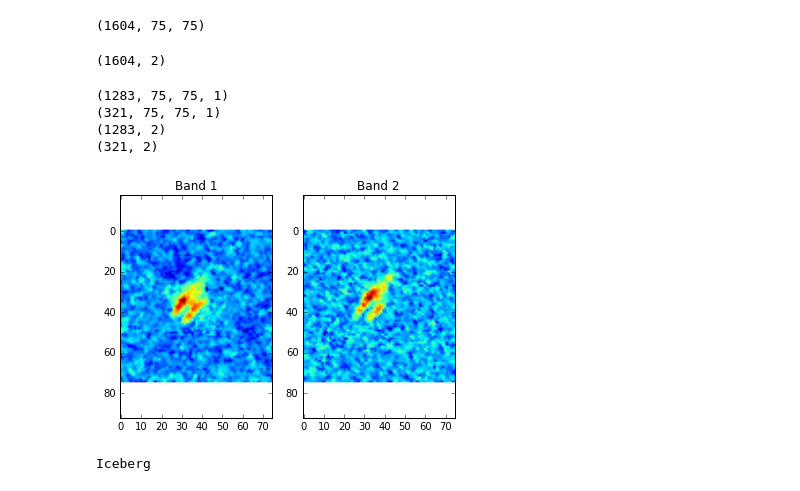
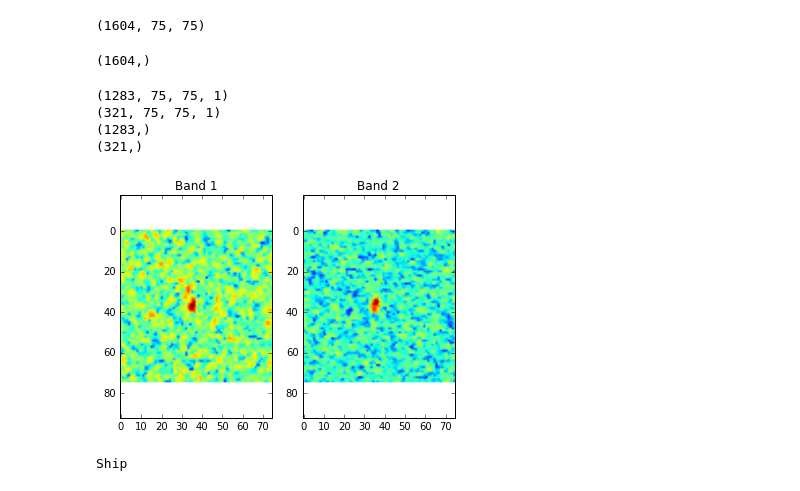
Before and after one commit to HKCaesar/BIT_AI_ICEBERG, a Jupyter notebook: master.ipynb, the cells around one changed output. Drawn from its saved outputs; the diff is of its cells as text; code cells hidden in the pictures.

```diff
--- a/master.ipynb
+++ b/master.ipynb
@@ -63,10 +65,10 @@ X_R1.shape
 # %%
 y = to_categorical(Y)
 
+y = y[:, 1] # <--- to coś wszystko psuje
 y.shape
-# y = Y.values
 # %% [output]
-(1604, 2)
+(1604,)
 # %%
 normalize = lambda x: x/(np.max(x)-np.min(x))
 # %%
@@ -88,29 +90,29 @@ print(y_test.shape)
 # %% [output]
 (1283, 75, 75, 1)
 (321, 75, 75, 1)
-(1283, 2)
-(321, 2)
+(1283,)
+(321,)
 # %%
 %matplotlib inline
 f, (ax1, ax2) = plt.subplots(1, 2, sharex=True)
 
 sample_image = (X_train[0][0])
 sample_image = np.reshape(sample_image, (75,75))
 ax1.imshow(sample_image)
 ax1.set_title("Band 1")
 sample_image = (X_train[1][0])
 sample_image = np.reshape(sample_image, (75,75))
 ax2.imshow(sample_image)
 ax2.set_title("Band 2")
 
 plt.show()
-if(y_train[0][1]==0):
+if(y_train[0]==0):
     print('Ship')
 else:
     print('Iceberg')
 # %% [output]
-[figure, old version]
+[figure, new version]
-Iceberg
+Ship
 # %%
 # Alternative go at multiple inputs
 
```
Also changed, not shown: parts of 9 cells of this notebook.
